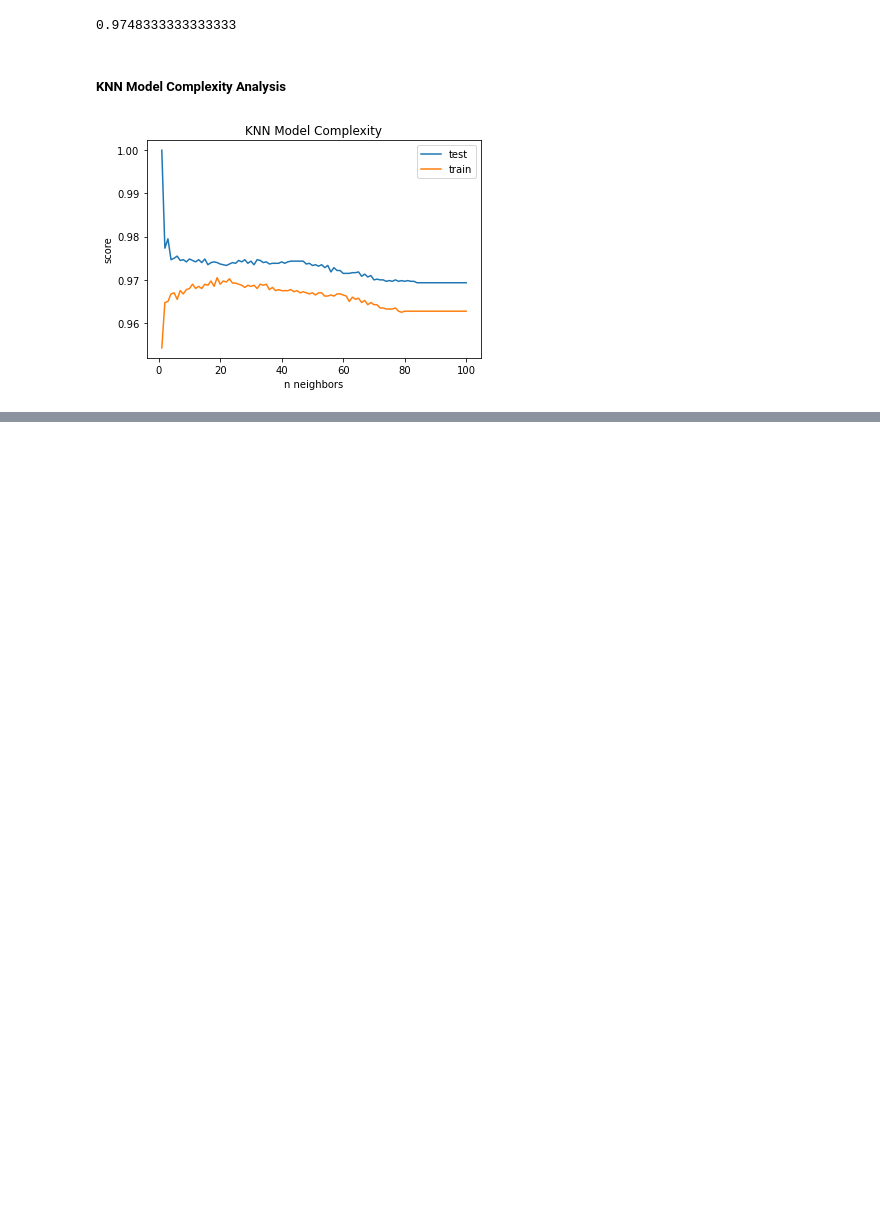
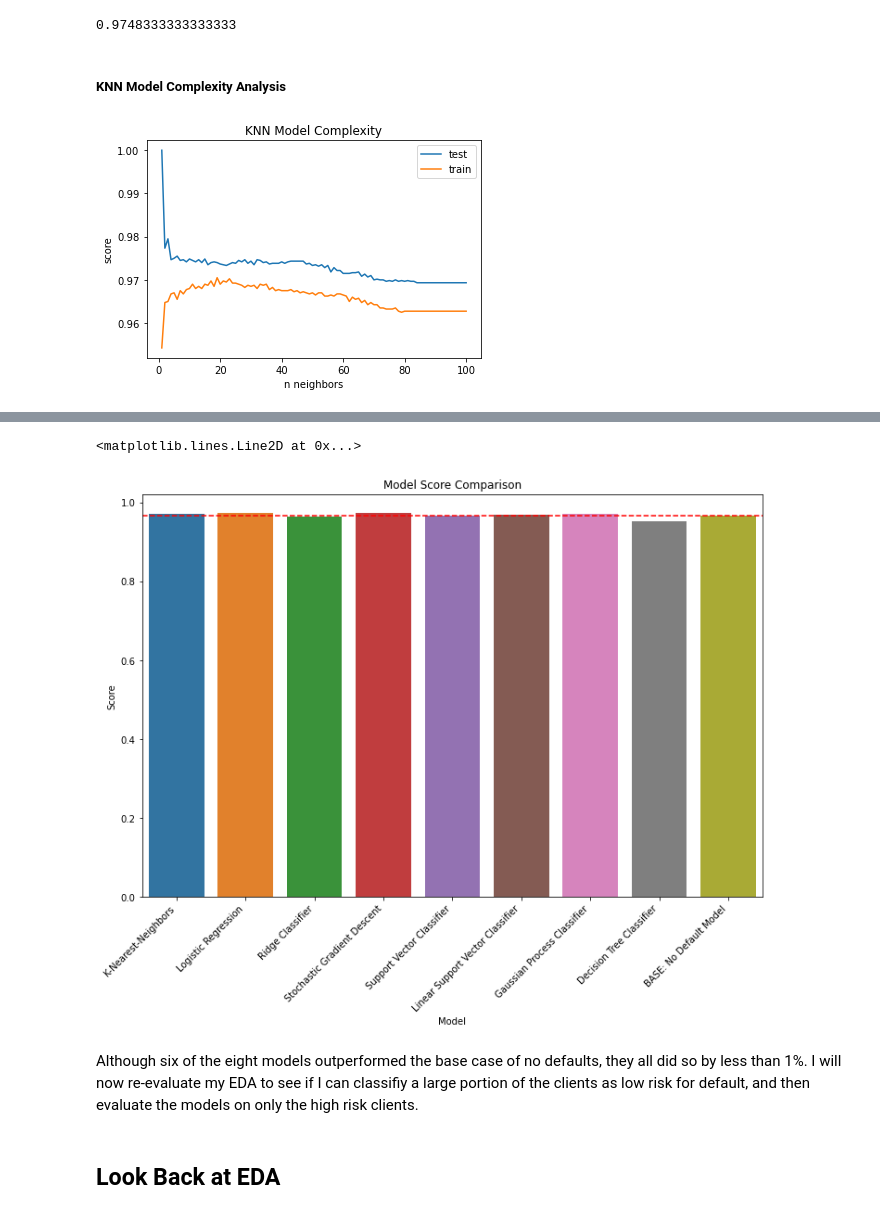
Before and after one commit to jmfinnegan12/Loan-default, a Jupyter notebook: Loan Defaults.ipynb, the cells around one changed output, grey strips where cells are left out. Cells and saved outputs as stored; diff of their text form; code cells hidden in the pictures; blank space fills up the shorter version.

```diff
--- a/Loan Defaults.ipynb
+++ b/Loan Defaults.ipynb
@@ -304,0 +439,4 @@ plt.show()
+# %%
+dtc = DecisionTreeClassifier(random_state=0)
+dtc.fit(X_train, y_train)
+dtc.predict(X_test)
@@ -304,0 +445,3 @@ plt.show()
+# %%
+dtc_score = dtc.score(X_test, y_test)
+print(dtc_score)
@@ -304,0 +453,3 @@ plt.show()
+# %%
+no_default_score = 1 - data['Defaulted?'].mean()
+print(no_default_score)
@@ -304,0 +460,8 @@ plt.show()
+# %%
+model_scores = pd.DataFrame({
+    'Model': ['K-Nearest-Neighbors', 'Logistic Regression', 'Ridge Classifier', 'Stochastic Gradient Descent',
+              'Support Vector Classifier', 'Linear Support Vector Classifier', 'Gaussian Process Classifier',
+              'Decision Tree Classifier', 'BASE: No Default Model'],
+    'Score': [knn_score, lgr_score, rcf_score, sgd_score, svc_score, lsvc_score, gpc_score, dtc_score, no_default_score]})
+
+model_scores.sort_values(by='Score', ascending=False)
@@ -304,0 +479,14 @@ plt.show()
+# %%
+plt.figure(figsize=(12, 8))
+chart = sns.barplot(data=model_scores, x='Model', y='Score')
+chart.set_xticklabels(chart.get_xticklabels(),
+                      rotation=45, horizontalalignment='right')
+chart.set_title('Model Score Comparison')
+chart.axhline(no_default_score, ls='--', c='r')
+# %% [output]
+<matplotlib.lines.Line2D at 0x...>
+[figure, added]
+# %% [markdown]
+Although six of the eight models outperformed the base case of no defaults, they all did so by less than 1%. I will now re-evaluate my EDA to see if I can classifiy a large portion of the clients as low risk for default, and then evaluate the models on only the high risk clients.
+# %% [markdown]
+## Look Back at EDA
```
Also changed, not shown: parts of 86 cells of this notebook, 2 other files.
